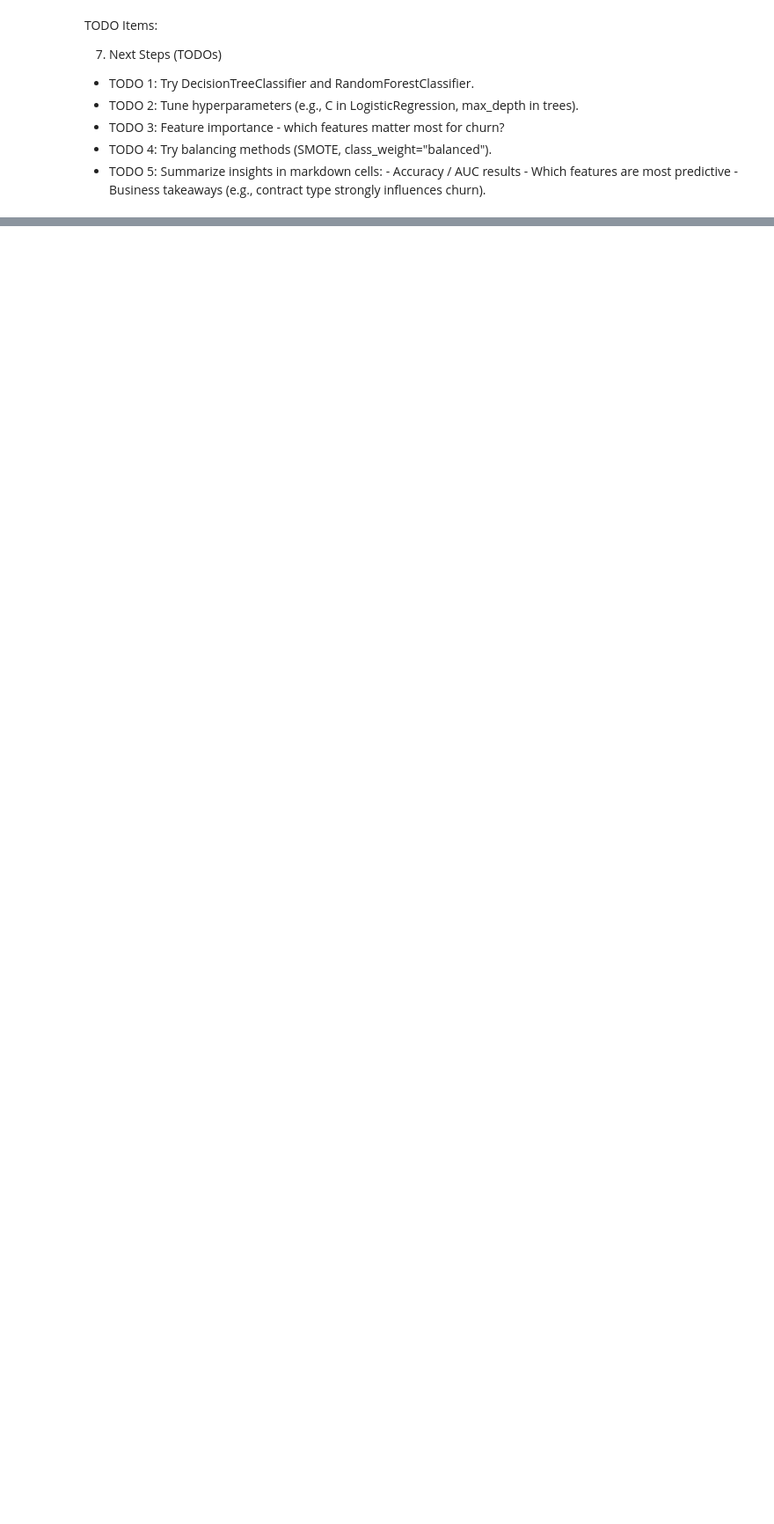
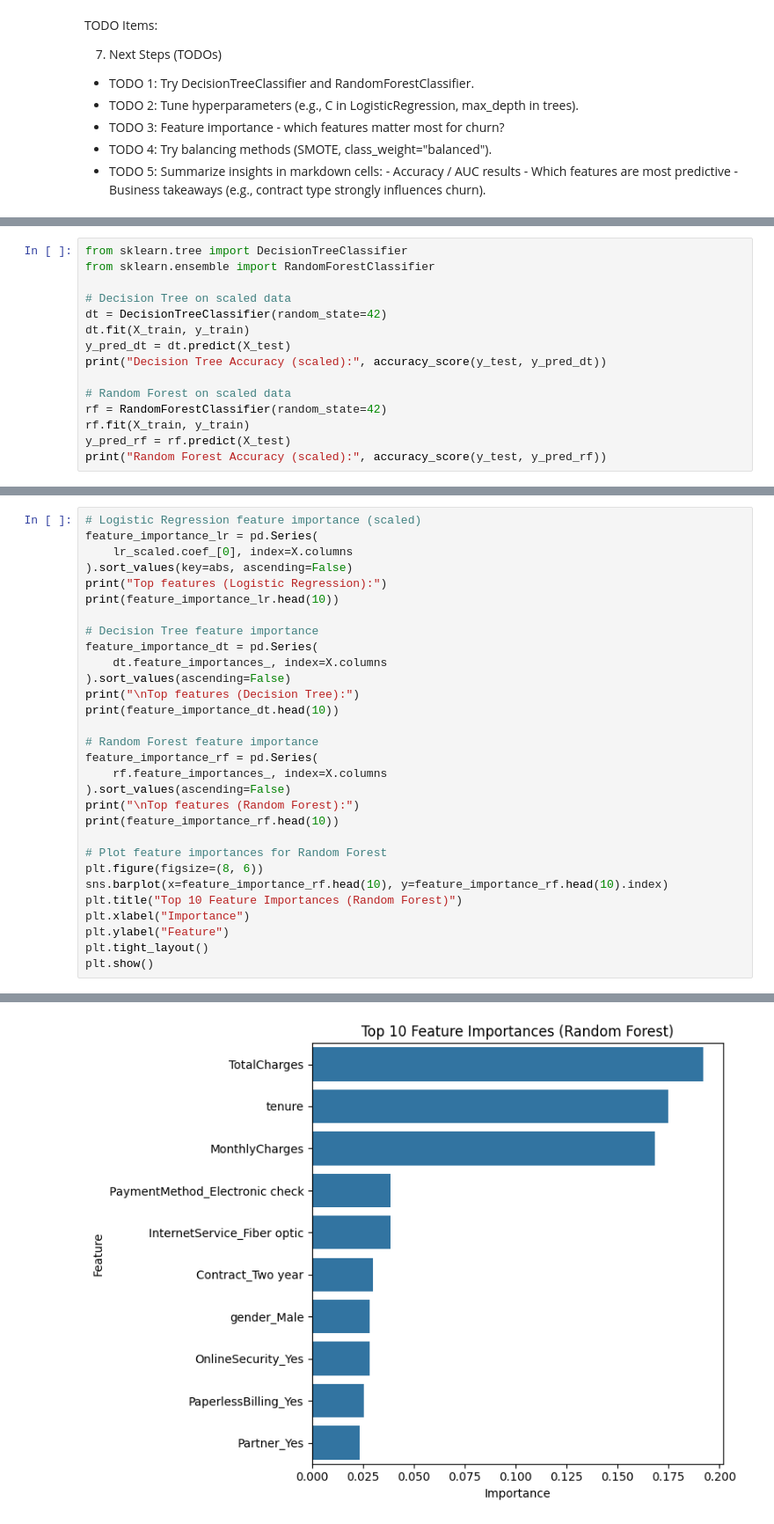
Before and after one commit to jakeshivers/applied_AI, a Jupyter notebook: coursera/1_supervised_learning.ipynb, the cells around one changed output, grey strips where cells are left out. Shown: that part at 88% size. Drawn from its saved outputs; the diff is of its cells as text; blank space fills up the shorter version.

```diff
--- a/coursera/1_supervised_learning.ipynb
+++ b/coursera/1_supervised_learning.ipynb
@@ -181,0 +247,15 @@ TODO Items:
+# %%
+from sklearn.tree import DecisionTreeClassifier
+from sklearn.ensemble import RandomForestClassifier
+
+# Decision Tree on scaled data
+dt = DecisionTreeClassifier(random_state=42)
+dt.fit(X_train, y_train)
+y_pred_dt = dt.predict(X_test)
+print("Decision Tree Accuracy (scaled):", accuracy_score(y_test, y_pred_dt))
+
+# Random Forest on scaled data
+rf = RandomForestClassifier(random_state=42)
+rf.fit(X_train, y_train)
+y_pred_rf = rf.predict(X_test)
+print("Random Forest Accuracy (scaled):", accuracy_score(y_test, y_pred_rf))
@@ -181,0 +317,31 @@ TODO Items:
+# %%
+# Logistic Regression feature importance (scaled)
+feature_importance_lr = pd.Series(
+    lr_scaled.coef_[0], index=X.columns
+).sort_values(key=abs, ascending=False)
+print("Top features (Logistic Regression):")
+print(feature_importance_lr.head(10))
+
+# Decision Tree feature importance
+feature_importance_dt = pd.Series(
+    dt.feature_importances_, index=X.columns
+).sort_values(ascending=False)
+print("\nTop features (Decision Tree):")
+print(feature_importance_dt.head(10))
+
+# Random Forest feature importance
+feature_importance_rf = pd.Series(
+    rf.feature_importances_, index=X.columns
+).sort_values(ascending=False)
+print("\nTop features (Random Forest):")
+print(feature_importance_rf.head(10))
+
+# Plot feature importances for Random Forest
+plt.figure(figsize=(8, 6))
+sns.barplot(x=feature_importance_rf.head(10), y=feature_importance_rf.head(10).index)
+plt.title("Top 10 Feature Importances (Random Forest)")
+plt.xlabel("Importance")
+plt.ylabel("Feature")
+plt.tight_layout()
+plt.show()
+# %% [output]
@@ -181,0 +365 @@ TODO Items:
+[figure, added]
```
Also changed, not shown: parts of 10 cells of this notebook, 1 other file.
